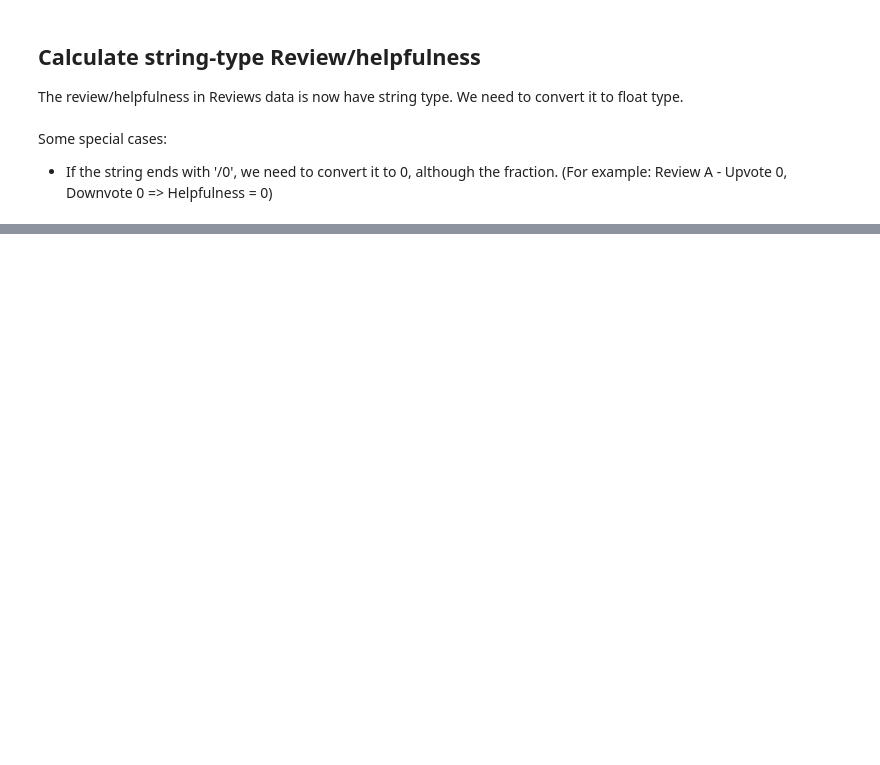
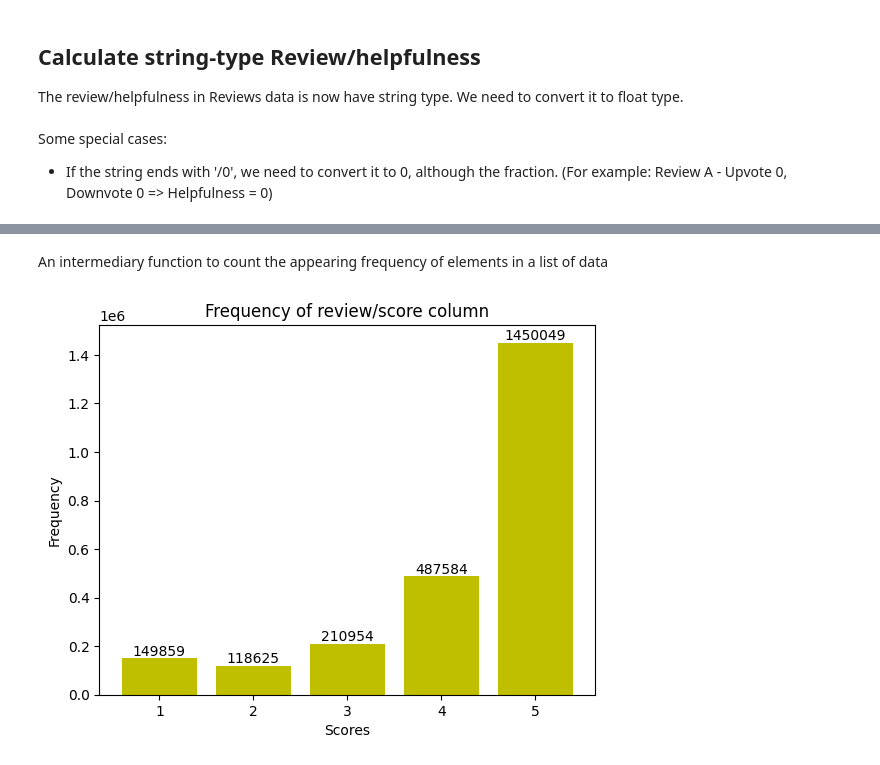
Before and after one commit to ngthiennhan2002/Amazon-Books_Reviews, a Jupyter notebook: amazon_books_reviews.ipynb, the cells around one changed output, grey strips where cells are left out. Cells and saved outputs as stored; diff of their text form; code cells hidden in the pictures; blank space fills up the shorter version.

```diff
--- a/amazon_books_reviews.ipynb
+++ b/amazon_books_reviews.ipynb
@@ -768,0 +832,44 @@ df_review.head(5)
+# %% [markdown]
+An intermediary function to count the appearing frequency of elements in a list of data
+# %%
+def frequency(data):
+    '''
+    This function counts the appearing frequency of elements/numbers in a list of data
+
+    Args:
+    data -- the input data to be counted
+
+    Returns:
+    dict -- a dictionary contains items with their corresponding frequency
+    '''
+    # Initialize a dictionary
+    dict_items = dict()
+
+    # Counting the appearing frequency
+    count_items = Counter(data)
+
+    # Update the items and their frequency in the dictionary
+    for item, count in count_items.items():
+        dict_items.update({item: count})
+
+    # Sort the dictionary
+    dict_items = sorted(dict_items.items(), key=lambda x: x[0])
+
+    return dict(dict_items)
+# %%
+count_scores = frequency(list(df_review['review/score']))
+
+x = list(count_scores.keys())
+y = list(count_scores.values())
+
+plt.bar(x, y, color='y')
+plt.xlabel('Scores')
+plt.ylabel('Frequency')
+plt.title('Frequency of review/score column')
+
+for i in range(len(x)):
+    plt.text(x[i], y[i], str(y[i]), ha='center', va='bottom')
+
+plt.show()
+# %% [output]
+[figure, added]
```
Also changed, not shown: parts of 18 cells of this notebook.
